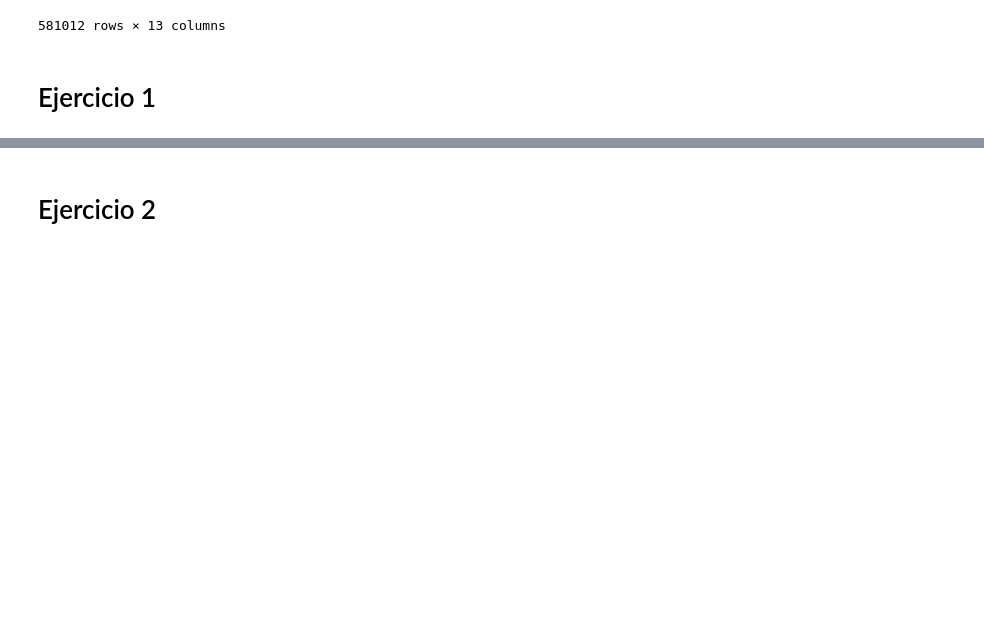
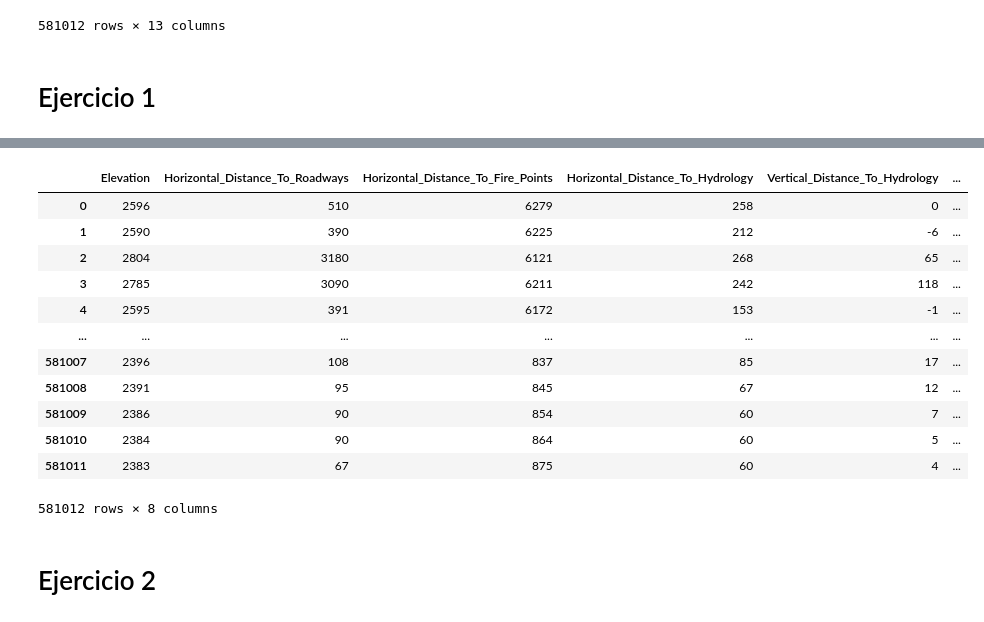
Before and after one commit to Jacobo24/Examen_EDA, a Jupyter notebook: Examen.ipynb, the cells around one changed output, grey strips where cells are left out. Cells and saved outputs as stored; diff of their text form; code cells hidden in the pictures; blank space fills up the shorter version.

```diff
--- a/Examen.ipynb
+++ b/Examen.ipynb
@@ -71,3 +101,21 @@ random_state = 100
+# %%
+# Ahora con los datos del 95% se eliminan las variables que no aportan información útil.
+importancia_filtrada = X.iloc[:, df_importance.index]
+importancia_filtrada
+# %% [output]
+|  | Elevation | Horizontal_Distance_To_Roadways | Horizontal_Distance_To_Fire_Points | Horizontal_Distance_To_Hydrology | Vertical_Distance_To_Hydrology | ... |
+| 0 | 2596 | 510 | 6279 | 258 | 0 | ... |
+| 1 | 2590 | 390 | 6225 | 212 | -6 | ... |
+| 2 | 2804 | 3180 | 6121 | 268 | 65 | ... |
+| 3 | 2785 | 3090 | 6211 | 242 | 118 | ... |
+| 4 | 2595 | 391 | 6172 | 153 | -1 | ... |
+| ... | ... | ... | ... | ... | ... | ... |
+| 581007 | 2396 | 108 | 837 | 85 | 17 | ... |
+| 581008 | 2391 | 95 | 845 | 67 | 12 | ... |
+| 581009 | 2386 | 90 | 854 | 60 | 7 | ... |
+| 581010 | 2384 | 90 | 864 | 60 | 5 | ... |
+| 581011 | 2383 | 67 | 875 | 60 | 4 | ... |
+581012 rows × 8 columns
 # %% [markdown]
 # Ejercicio 2
 # %%
```
Also changed, not shown: parts of 22 cells of this notebook, 1 other file.
